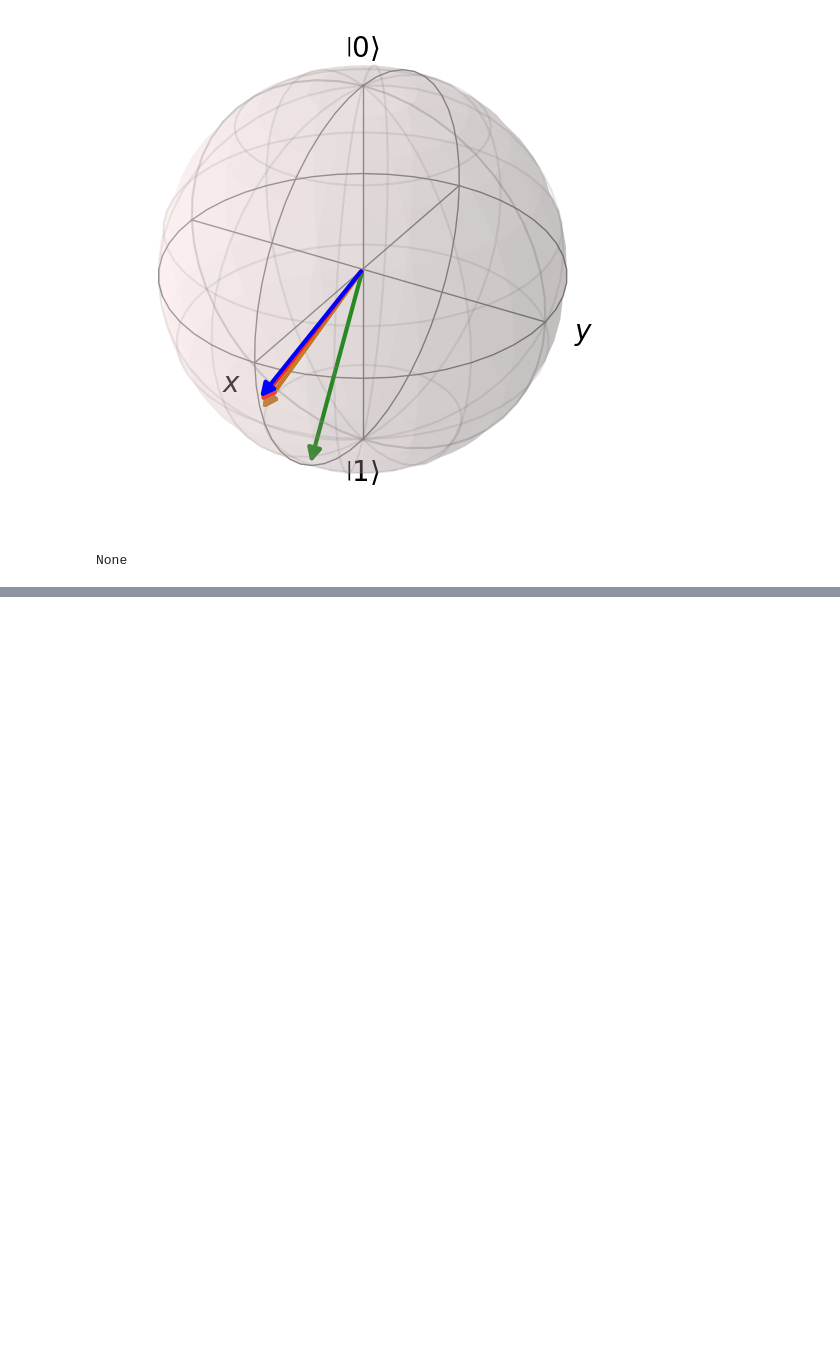
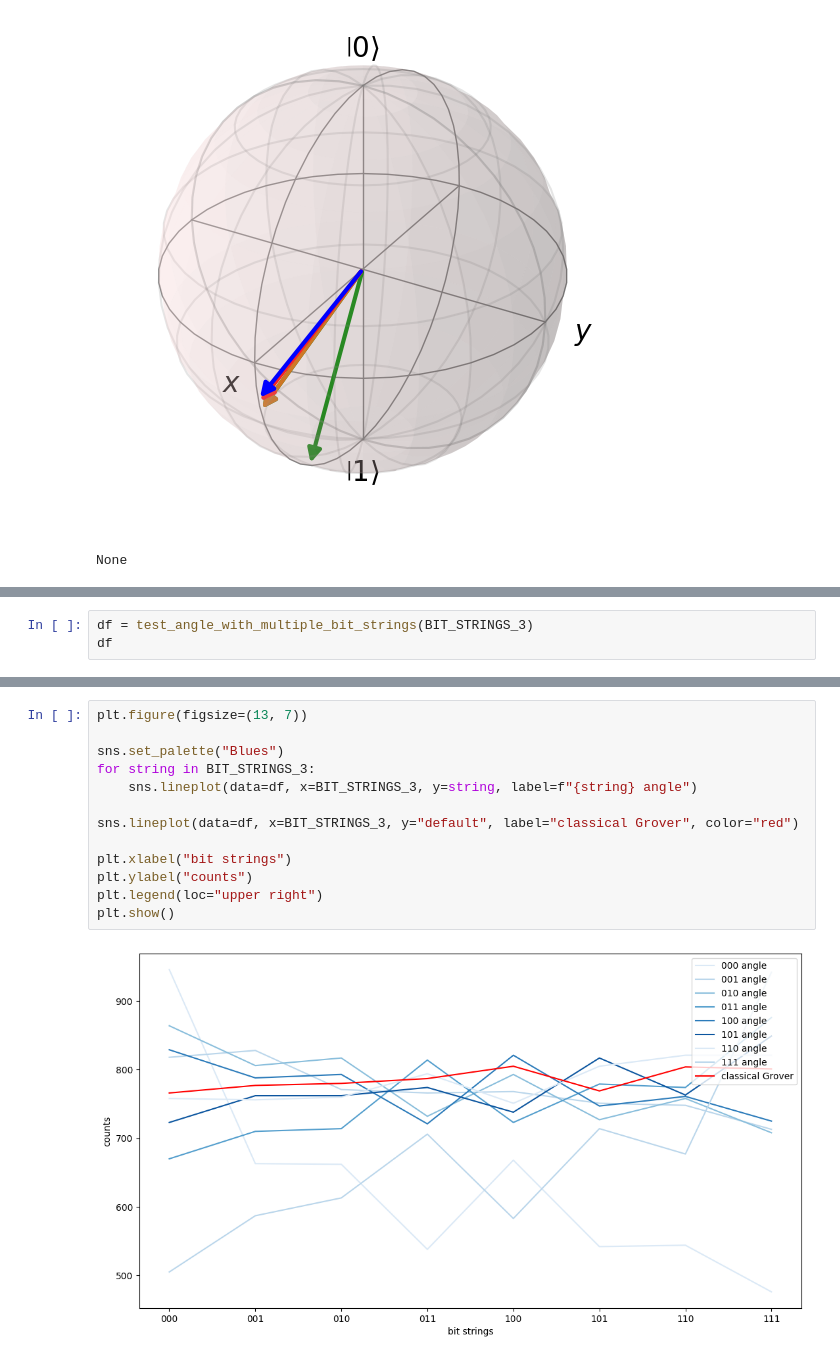
Before and after one commit to Dpbm/scientific-research-1-quantum-oracles, a Jupyter notebook: code/grover-tests.ipynb, the cells around one changed output, grey strips where cells are left out. Cells and saved outputs as stored; diff of their text form; blank space fills up the shorter version.

```diff
--- a/code/grover-tests.ipynb
+++ b/code/grover-tests.ipynb
@@ -382,0 +451,3 @@ None
+# %%
+df = test_angle_with_multiple_bit_strings(BIT_STRINGS_3)
+df
@@ -382,0 +464,15 @@ None
+# %%
+plt.figure(figsize=(13, 7))
+
+sns.set_palette("Blues")
+for string in BIT_STRINGS_3:
+    sns.lineplot(data=df, x=BIT_STRINGS_3, y=string, label=f"{string} angle")
+
+sns.lineplot(data=df, x=BIT_STRINGS_3, y="default", label="classical Grover", color="red")
+
+plt.xlabel("bit strings")
+plt.ylabel("counts")
+plt.legend(loc="upper right")
+plt.show()
+# %% [output]
+[figure, added]
```
Also changed, not shown: parts of 17 cells of this notebook.
